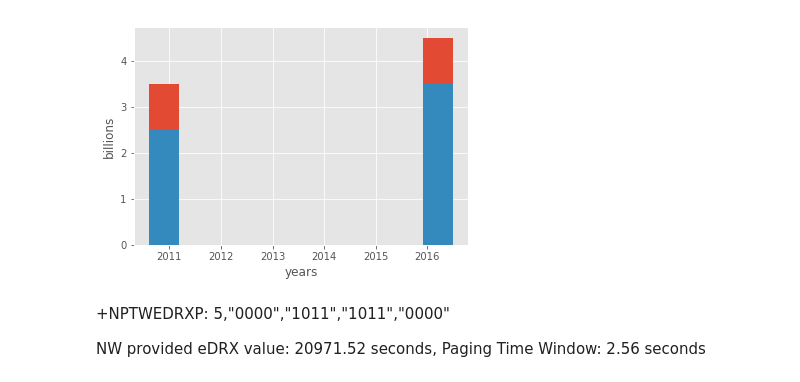
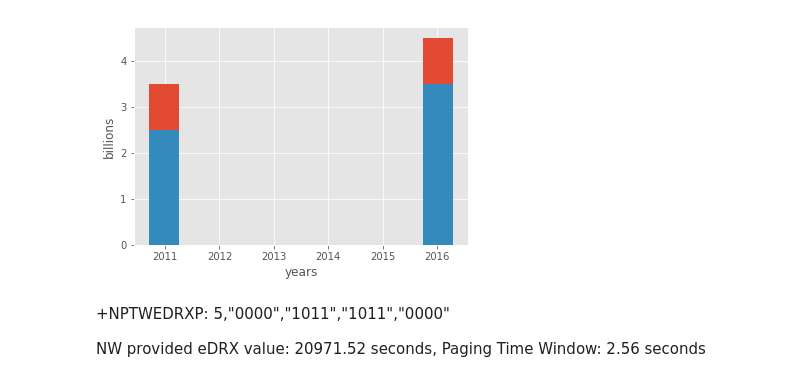
Before and after one commit to dan-leo/masters, a Jupyter notebook: thesis/notebooks/Masters processing.ipynb, the cells around one changed output. Drawn from its saved outputs; the diff is of its cells as text; code cells hidden in the pictures.

```diff
--- a/thesis/notebooks/Masters processing.ipynb
+++ b/thesis/notebooks/Masters processing.ipynb
@@ -6,14 +6,14 @@ import numpy as np
 import matplotlib.ticker as ticker
 # %%
 plt.style.use('ggplot')
-plt.hist([2010.6, 2016.5], weights=[3.5, 4.5])
-plt.hist([2010.6, 2016.5], weights=[2.5, 3.5])
+plt.hist([2010.7, 2016.3], weights=[3.5, 4.5])
+plt.hist([2010.7, 2016.3], weights=[2.5, 3.5])
 plt.ylabel('billions')
 plt.xlabel('years')
 plt.savefig('sms_usage.png')
 plt.show()
 # %% [output]
-[figure, old version]
+[figure, new version]
 # %% [markdown]
 +NPTWEDRXP: 5,"0000","1011","1011","0000"
 
```
Also changed, not shown: parts of 5 cells of this notebook, 54 other files.
